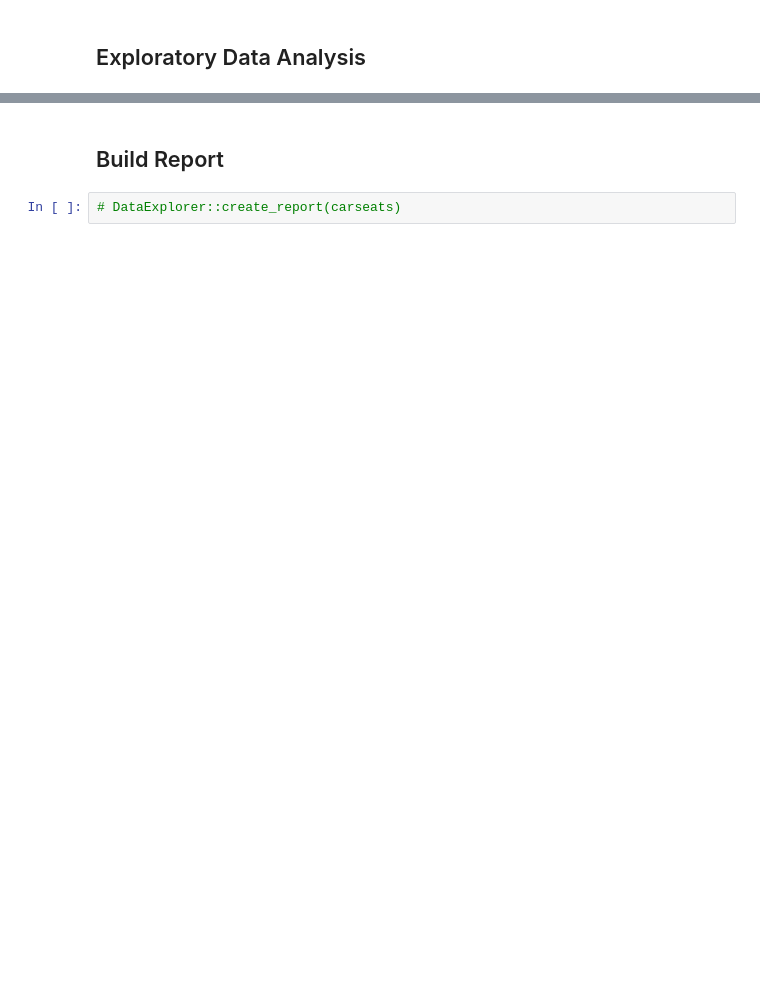
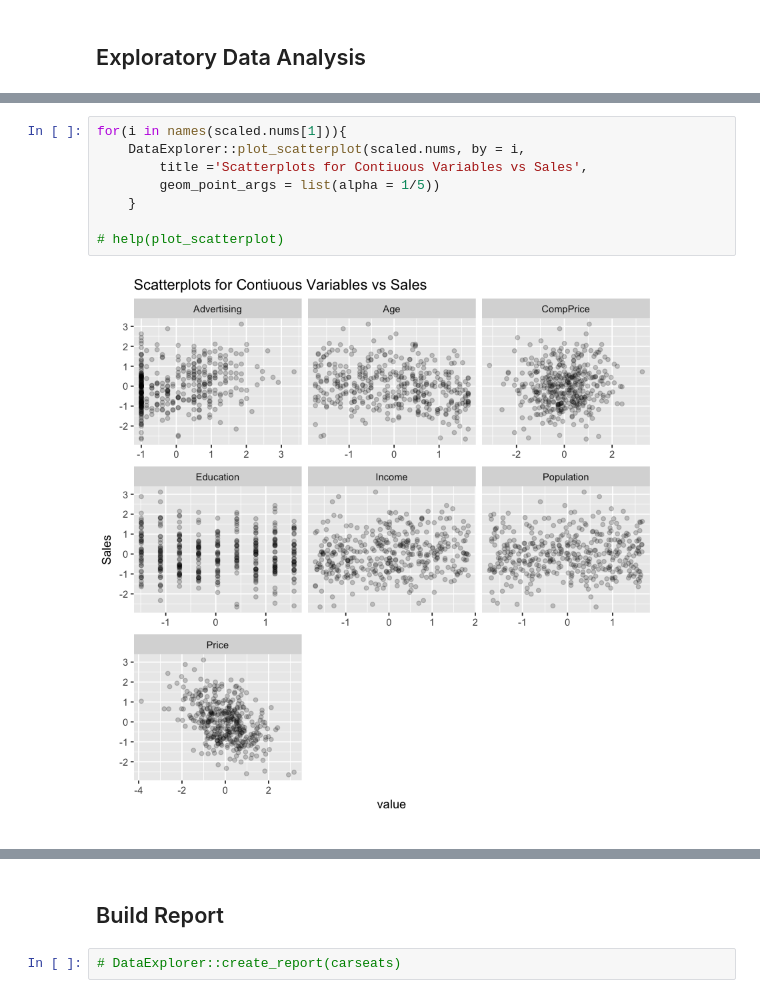
Before and after one commit to CooperStansbury/EDA_r_ece579, a Jupyter notebook: assignment1_cooperstansbury/assignment1_r.ipynb, the cells around one changed output, grey strips where cells are left out. Saved outputs shown, nothing was run; the diff lists cells and outputs as text; blank space fills up the shorter version.

```diff
--- a/assignment1_cooperstansbury/assignment1_r.ipynb
+++ b/assignment1_cooperstansbury/assignment1_r.ipynb
@@ -91,0 +155,10 @@ sapply(carseats, function(x) sum(is.na(x)))
+# %%
+for(i in names(scaled.nums[1])){
+    DataExplorer::plot_scatterplot(scaled.nums, by = i,
+        title ='Scatterplots for Contiuous Variables vs Sales',
+        geom_point_args = list(alpha = 1/5))
+    }
+
+# help(plot_scatterplot)
+# %% [output]
+[figure, added]
```
Also changed, not shown: parts of 21 cells of this notebook, 1 other file.
